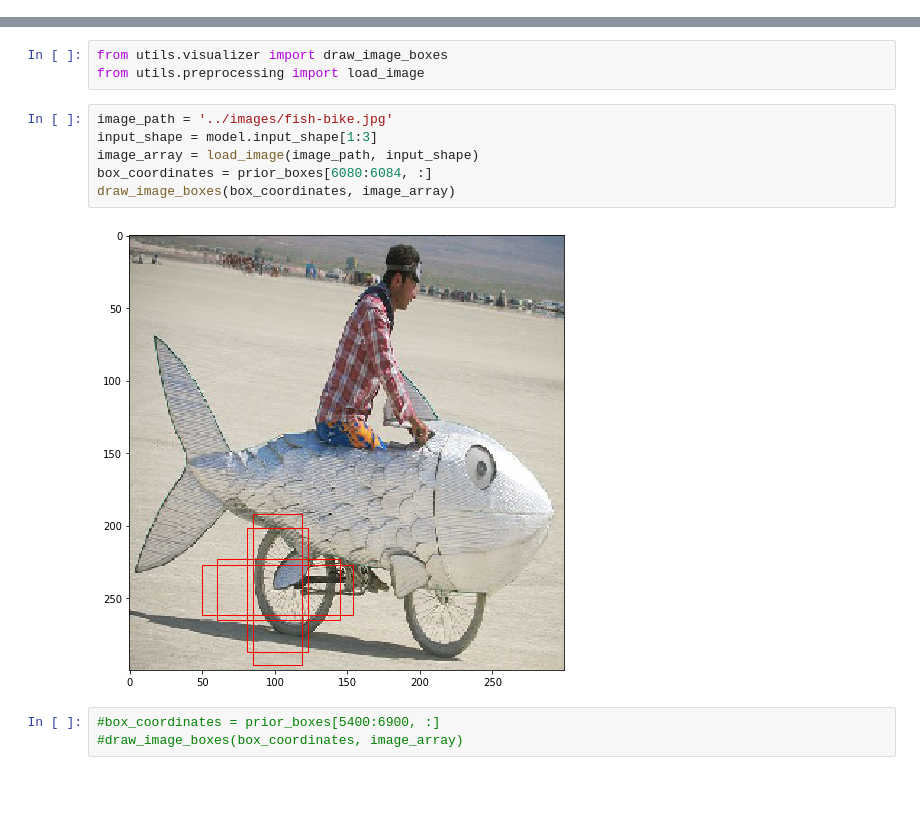
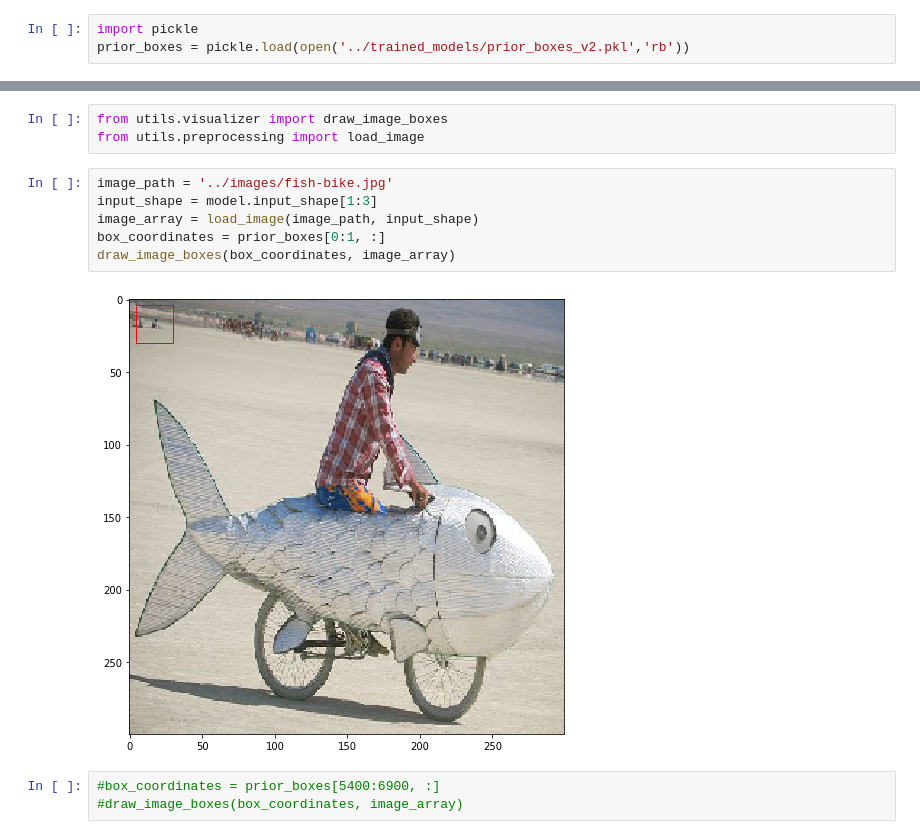
Before and after one commit to oarriaga/SSD-keras, a Jupyter notebook: src/visualization.ipynb, the cells around one changed output, grey strips where cells are left out. Drawn from its saved outputs; the diff is of its cells as text; blank space fills up the shorter version.

```diff
--- a/src/visualization.ipynb
+++ b/src/visualization.ipynb
@@ -48,3 +47,6 @@ Prior box example: [ 0.77894737  0.12105263  0.87894737  0.22105263]
+# %%
+import pickle
+prior_boxes = pickle.load(open('../trained_models/prior_boxes_v2.pkl','rb'))
 # %% [markdown]
 ## Prior boxes
 # %%
@@ -53,11 +55,11 @@ from utils.preprocessing import load_image
 # %%
 image_path = '../images/fish-bike.jpg'
 input_shape = model.input_shape[1:3]
 image_array = load_image(image_path, input_shape)
-box_coordinates = prior_boxes[6080:6084, :]
+box_coordinates = prior_boxes[0:1, :]
 draw_image_boxes(box_coordinates, image_array)
 # %% [output]
-[figure, old version]
+[figure, new version]
 # %%
 #box_coordinates = prior_boxes[5400:6900, :]
 #draw_image_boxes(box_coordinates, image_array)
```
Also changed, not shown: parts of 7 cells of this notebook, 9 other files.
